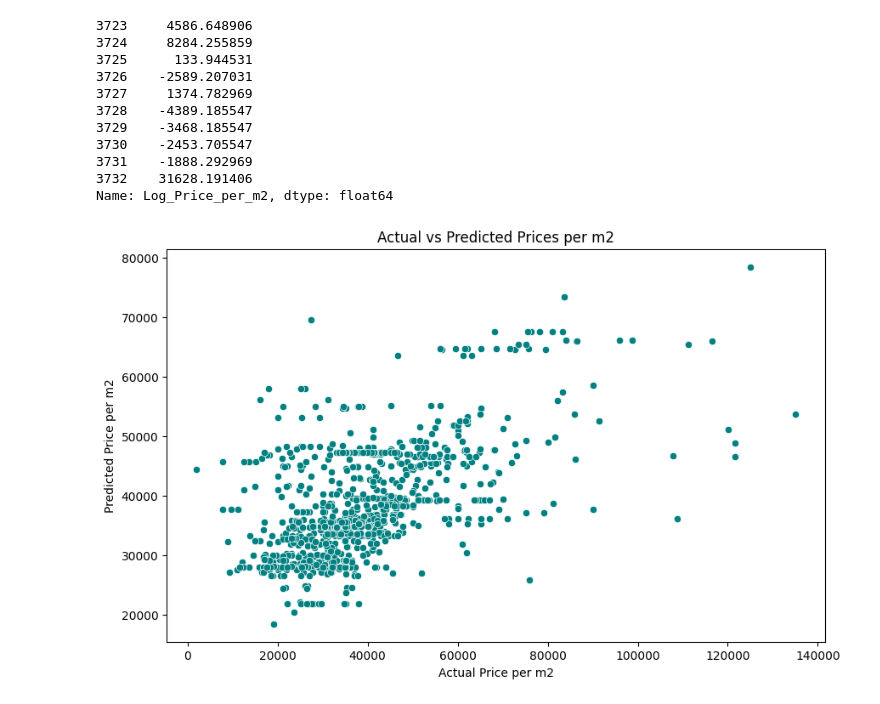
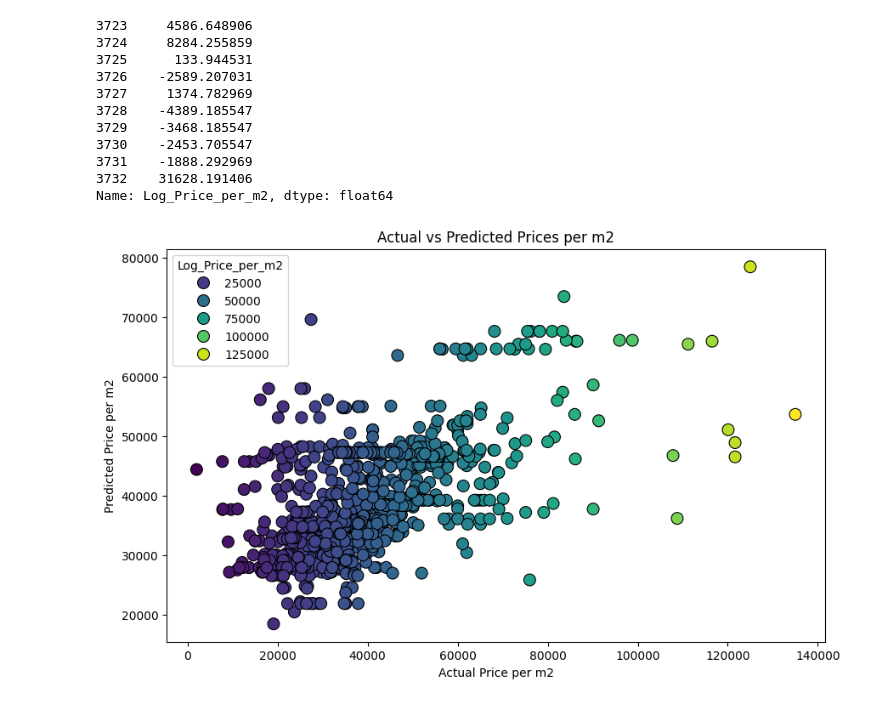
Before and after one commit to Solhemi/Land_auction_price_prediction_model_in_Addis, a Jupyter notebook: land_auction_price_prediction_model.ipynb, the cells around one changed output. Cells and saved outputs as stored; diff of their text form; code cells hidden in the pictures.

```diff
--- a/land_auction_price_prediction_model.ipynb
+++ b/land_auction_price_prediction_model.ipynb
@@ -1014,15 +1016,15 @@ Name: Log_Price_per_m2, dtype: float64
 # %%
 # seems like our model is having problems with predicting bigger prices,
 # which is common with regression models, especially when the target variable is skewed.
 
 # plot a scatter plot of actual vs predicted prices to visualize the model's performance in different colors
 # and see if there are any patterns in the residuals that could indicate areas where the model is underperforming.
 
 plt.figure(figsize=(10, 6))
-sns.scatterplot(x=y_true, y=y_pred, color='teal')
+sns.scatterplot(x=y_true, y=y_pred, hue=y_true, palette='viridis', edgecolor='k', s=100)
 plt.title('Actual vs Predicted Prices per m2')
 plt.xlabel('Actual Price per m2')
 plt.ylabel('Predicted Price per m2')
 plt.show()
 # %% [output]
-[figure, old version]
+[figure, new version]
```
Also changed, not shown: parts of 3 cells of this notebook.
